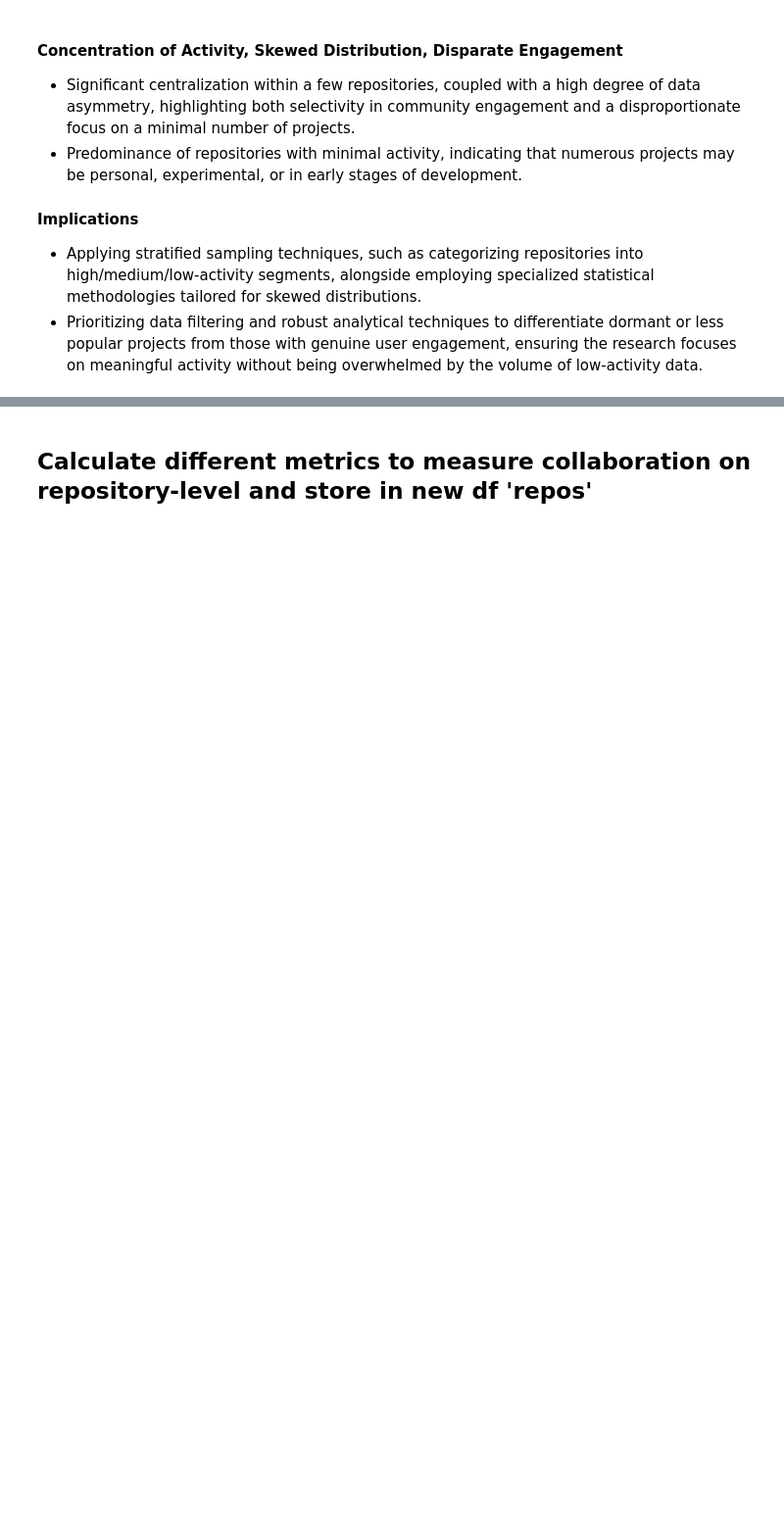
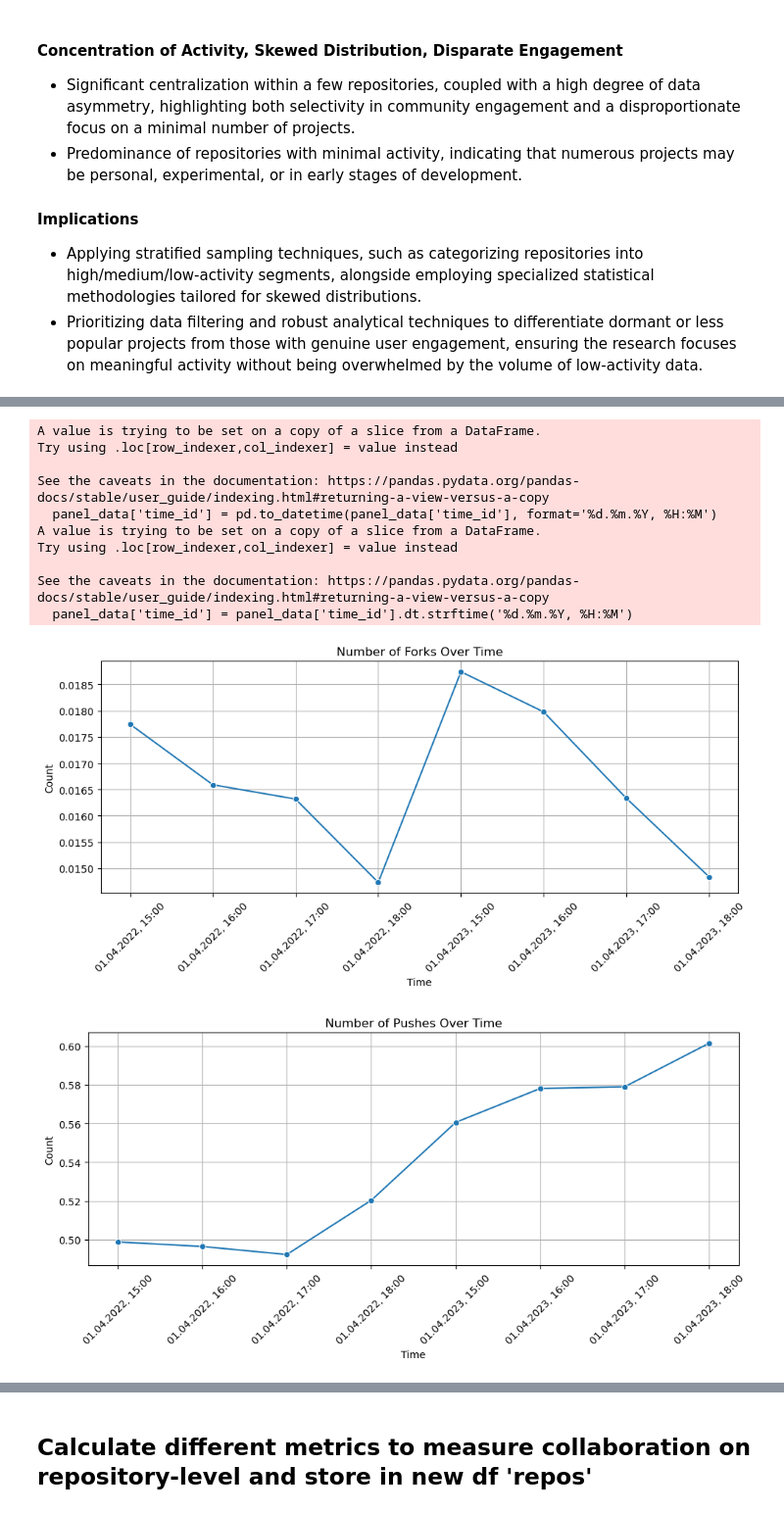
Before and after one commit to Nik-mundt/Work_Project, a Jupyter notebook: Collaboration_Variable.ipynb, the cells around one changed output, grey strips where cells are left out. Shown at 98% size. Cells and saved outputs as stored; diff of their text form; code cells hidden in the pictures; blank space fills up the shorter version.

Commit message:
Started preparation to apply Difference in Difference approach

```diff
--- a/Collaboration_Variable.ipynb
+++ b/Collaboration_Variable.ipynb
@@ -44,8 +53,8 @@ github_token = config.GITHUB_TOKEN
 if not os.path.exists('data'):
     os.makedirs('data')
 
-start = datetime(2023, 4, 1, 15)  # year, month, day, hour
-end = datetime(2023, 4, 1, 18)  # year, month, day, hour
+start = datetime(2022, 4, 1, 15)  # year, month, day, hour
+end = datetime(2022, 4, 1, 18)  # year, month, day, hour
 
 # Generate the hours between the start and end dates
 hours = int((end - start).total_seconds() / 3600)
@@ -77,12 +85,0 @@ File downloaded successfully and saved to data\2023-04-01-18.json.gz
-# %%
-# Combining all the collected data into a single DataFrame
-dfs = []
-files = [f for f in os.listdir('data') if f.endswith('.json.gz')]
-for file_name in files:
-    file_path = os.path.join('data', file_name)
-    with gzip.open(file_path, 'r') as f:
-        data = [json.loads(line) for line in f]
-    df = pd.DataFrame(data)
-    dfs.append(df)
-df = pd.concat(dfs, ignore_index=True)
-print("Data concatenation completed.")
@@ -118,0 +209,37 @@ commits.head()
+# %%
+# Check if 'time_id' is not of datetime dtype and convert if necessary
+if not pd.api.types.is_datetime64_any_dtype(panel_data['time_id']):
+    panel_data['time_id'] = pd.to_datetime(panel_data['time_id'], format='%d.%m.%Y, %H:%M')
+panel_data['time_id'] = panel_data['time_id'].dt.strftime('%d.%m.%Y, %H:%M')
+panel_data = panel_data.copy()
+
+# Group the data by 'time_id' and calculate the average of each event type
+grouped = panel_data.groupby('time_id').agg({'is_fork': 'mean', 'is_push': 'mean', 'is_pull': 'mean'})
+grouped.reset_index(inplace=True)
+
+metrics = ['is_fork', 'is_push', 'is_pull']
+titles = ['Number of Forks Over Time', 'Number of Pushes Over Time', 'Number of Pulls Over Time']
+
+for metric, title in zip(metrics, titles):
+    plt.figure(figsize=(10, 5))
+    sns.lineplot(x='time_id', y=metric, data=grouped, marker='o', sort=False)
+    plt.title(title)
+    plt.xlabel('Time')
+    plt.ylabel('Count')
+    plt.xticks(rotation=45)  # Rotating the x-axis labels for better readability
+    plt.grid(True)
+    plt.tight_layout()
+    plt.show()
+# %% [output]
+A value is trying to be set on a copy of a slice from a DataFrame.
+Try using .loc[row_indexer,col_indexer] = value instead
+
+See the caveats in the documentation: https://pandas.pydata.org/pandas-docs/stable/user_guide/indexing.html#returning-a-view-versus-a-copy
+  panel_data['time_id'] = pd.to_datetime(panel_data['time_id'], format='%d.%m.%Y, %H:%M')
+A value is trying to be set on a copy of a slice from a DataFrame.
+Try using .loc[row_indexer,col_indexer] = value instead
+
+See the caveats in the documentation: https://pandas.pydata.org/pandas-docs/stable/user_guide/indexing.html#returning-a-view-versus-a-copy
+  panel_data['time_id'] = panel_data['time_id'].dt.strftime('%d.%m.%Y, %H:%M')
+[figure, added]
+[figure, added]
```
Also changed, not shown: parts of 26 cells of this notebook.
